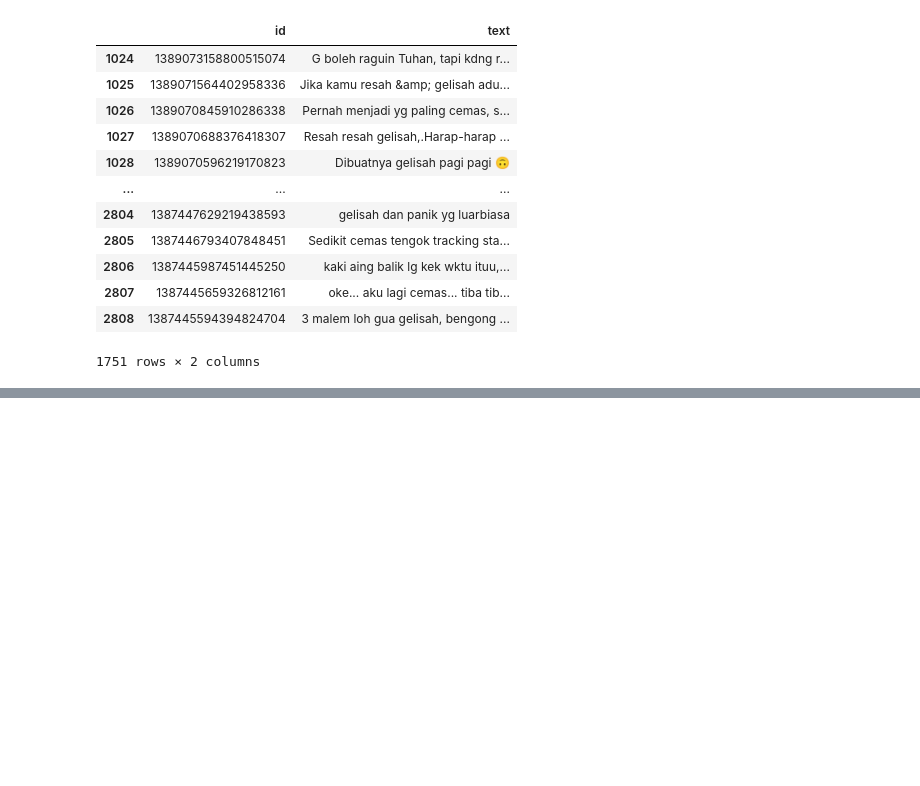
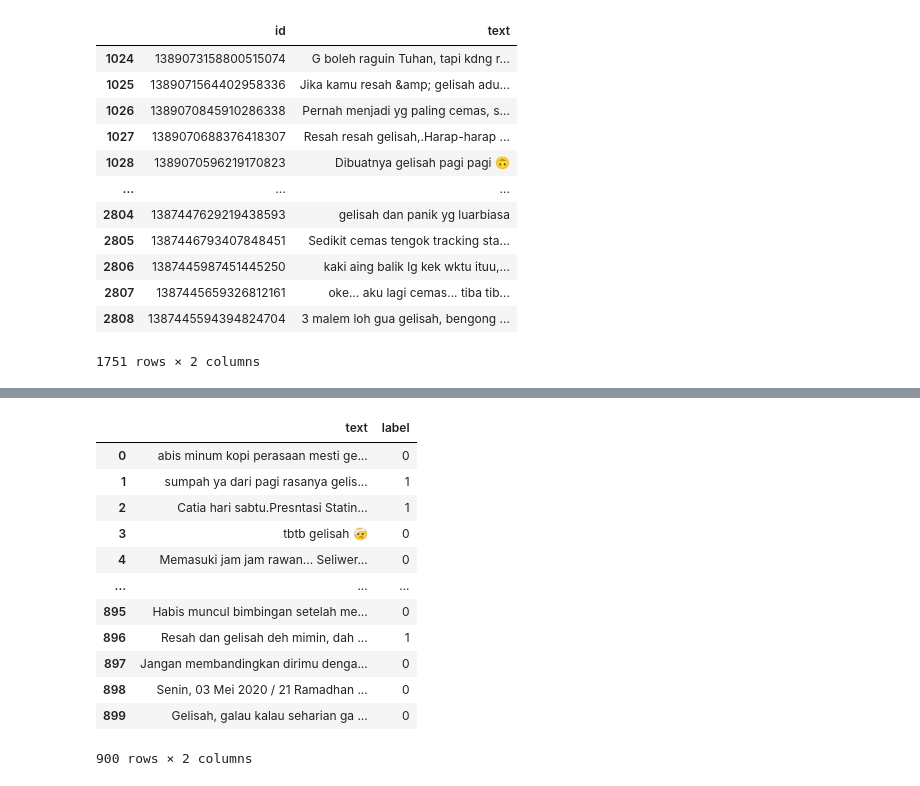
Before and after one commit to b21-cap0029/bangkit-capstone, a Jupyter notebook: ml/dataset/annotator/annotate_split.ipynb, the cells around one changed output, grey strips where cells are left out. Drawn from its saved outputs; the diff is of its cells as text; code cells hidden in the pictures; blank space fills up the shorter version.

```diff
--- a/ml/dataset/annotator/annotate_split.ipynb
+++ b/ml/dataset/annotator/annotate_split.ipynb
@@ -289,0 +363,19 @@ df[1000:].to_csv('additional.csv', index=False)
+# %%
+current_train = pd.read_csv('datd_train.csv')
+current_test = pd.read_csv('datd_test.csv')
+# %%
+current_train
+# %% [output]
+|  | text | label |
+| 0 | abis minum kopi perasaan mesti ge... | 0 |
+| 1 | sumpah ya dari pagi rasanya gelis... | 1 |
+| 2 | Catia hari sabtu.Presntasi Statin... | 1 |
+| 3 | tbtb gelisah 🤕 | 0 |
+| 4 | Memasuki jam jam rawan... Seliwer... | 0 |
+| ... | ... | ... |
+| 895 | Habis muncul bimbingan setelah me... | 0 |
+| 896 | Resah dan gelisah deh mimin, dah ... | 1 |
+| 897 | Jangan membandingkan dirimu denga... | 0 |
+| 898 | Senin, 03 Mei 2020 / 21 Ramadhan ... | 0 |
+| 899 | Gelisah, galau kalau seharian ga ... | 0 |
+900 rows × 2 columns
```
Also changed, not shown: parts of 15 cells of this notebook, 6 other files.
